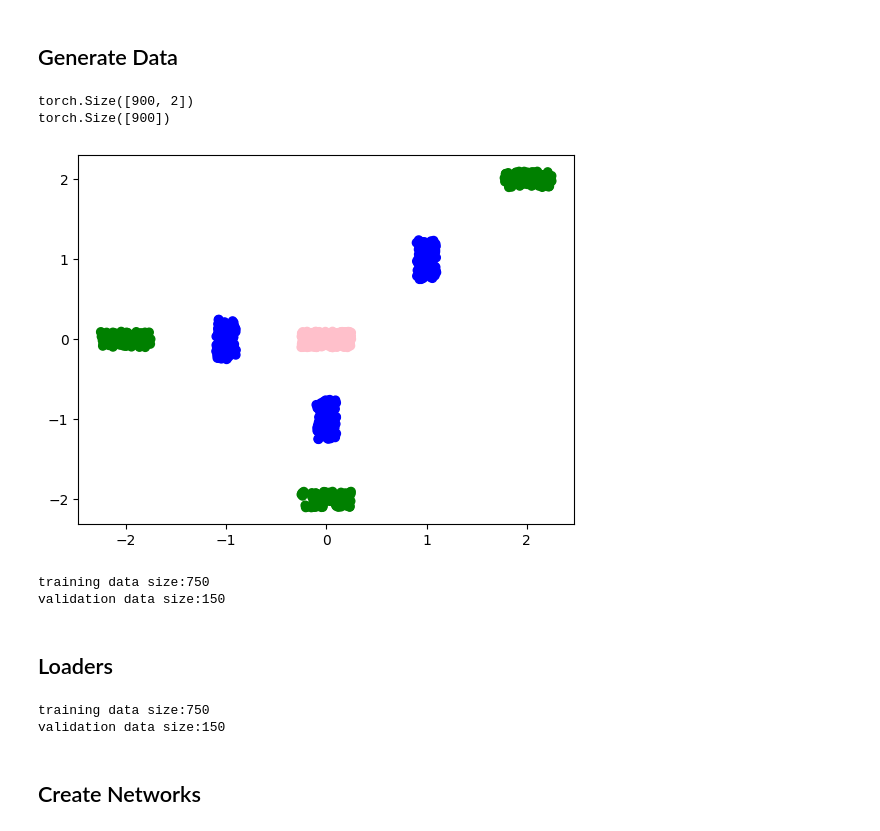
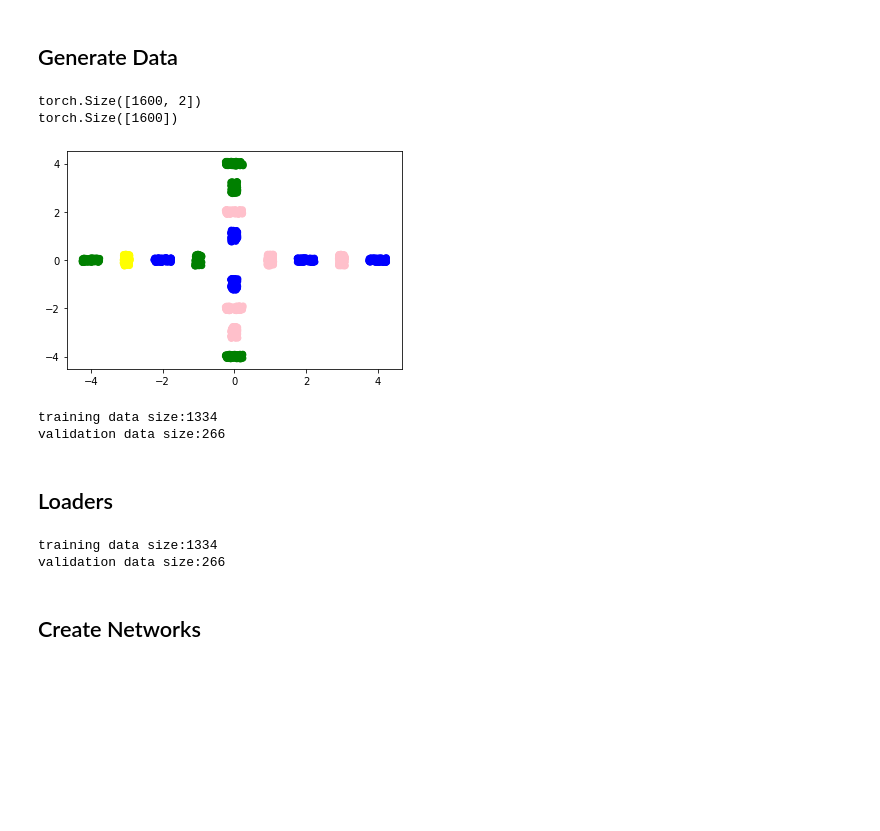
Before and after one commit to CSLukeW/image-distribution-research, a Jupyter notebook: decision_boundaries.ipynb, the cells around one changed output. Saved outputs shown, nothing was run; the diff lists cells and outputs as text; code cells hidden in the pictures; blank space fills up the shorter version.

```diff
--- a/decision_boundaries.ipynb
+++ b/decision_boundaries.ipynb
@@ -9,6 +9,7 @@ import torch.nn.functional as F
 import torch.optim as optim
 import torchvision
 from torch.utils.data import Subset
+import random
 
 from PIL import Image
 
@@ -29,76 +30,76 @@ print(device)
 
 train_batch_size = 100
 test_batch_size = 100
-n_epochs = 5
+n_epochs = 30
 learning_rate = 1e-2
 seed = 100
 input_dim = 2
-out_dim = 3 # 4
+out_dim = 4
 num_hidden_layers = 2
 layer_size = 10
 momentum = 0.9
 weight_decay_lam = 0.0001
 
-fc_model_params = [(1,10), (2,10), (3,10), (4,10)]
+fc_model_params = [(1,200), (2,200)] #, (3,50), (4,50)]
 
 complex_models = []
 
-PLOT_DIR = "TOY4"
+PLOT_DIR = "TOY6"
 # %% [output]
 cuda
 # %% [markdown]
 ## Generate Data
 # %%
 # centers = [(1,1), (-1,-1), (-1,1), (1,-1)]
-# centers = [(1,0), (0,-1), (-1,0), (0,1)]
+centers = [(1,0), (0,-1), (-1,0), (0,1)]
 # centers = [(0,0)]*4
-centers = [(1,1), (0,-1), (-1,0)]
+# centers = [(1,1), (0,-1), (-1,0)]
 data = torch.FloatTensor()
 labels = torch.FloatTensor()
-for i in range(out_dim):
+for i in range(1, out_dim+1):
     for center in centers:
         x_c = center[0]*i
         y_c = center[1]*i
 
         if i % 2 == 0:
             x_offset = 0.25
             y_offset = 0.1
         else:
             x_offset = 0.1
             y_offset = 0.25
 
         """if x_c < 0:
             x_offset *= -1
         if y_c < 0:
             y_offset *= -1"""
 
         x = torch.FloatTensor(100).uniform_(x_c-x_offset,x_c+x_offset)
         y = torch.FloatTensor(100).uniform_(y_c-y_offset,y_c+y_offset)
-        new_labels = torch.FloatTensor(100).fill_(i)
+        new_labels = torch.FloatTensor(100).fill_(random.choice([x for x in range(out_dim)]))
         points = torch.stack([x,y], axis=1)
 
         data = torch.cat([data, points])
         labels = torch.cat([labels, new_labels])
 
 print(data.shape)
 print(labels.shape)
 
-colors = ["pink", "blue", "green"] # , "yellow"]
+colors = ["pink", "blue", "green" , "yellow"]
 
 plt.scatter([x[0] for x in data], [x[1] for x in data], c=[x for x in labels], cmap=matplotlib.colors.ListedColormap(colors))
 plt.savefig("plots/" + PLOT_DIR + "/distribution.png")
 # %% [output]
-torch.Size([900, 2])
-torch.Size([900])
+torch.Size([1600, 2])
+torch.Size([1600])
-[figure, old version]
+[figure, new version]
 # %%
 train_dataset = torch.utils.data.TensorDataset(data, labels)
 train_dataset, val_dataset = split_train_val(train_dataset, valid_ratio=1/6)
 print('training data size:{}'.format(len(train_dataset)))
 print('validation data size:{}'.format(len(val_dataset)))
 # %% [output]
-training data size:750
-validation data size:150
+training data size:1334
+validation data size:266
 # %% [markdown]
 ## Loaders
 # %%
@@ -112,8 +113,8 @@ print('training data size:{}'.format(len(train_loader.dataset)))
 print('validation data size:{}'.format(len(val_loader.dataset)))
 #print('test data size:{}'.format(len(test_loader.dataset)))
 # %% [output]
-training data size:750
-validation data size:150
+training data size:1334
+validation data size:266
 # %% [markdown]
 ## Create Networks
 # %%
```
Also changed, not shown: parts of 4 cells of this notebook, 29 other files.
